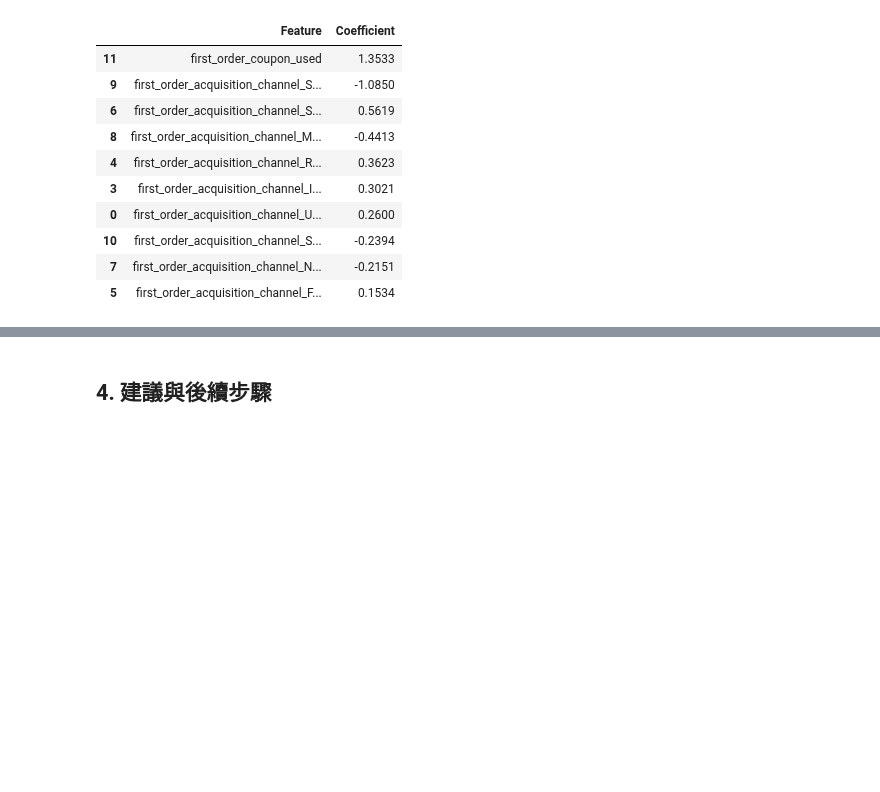
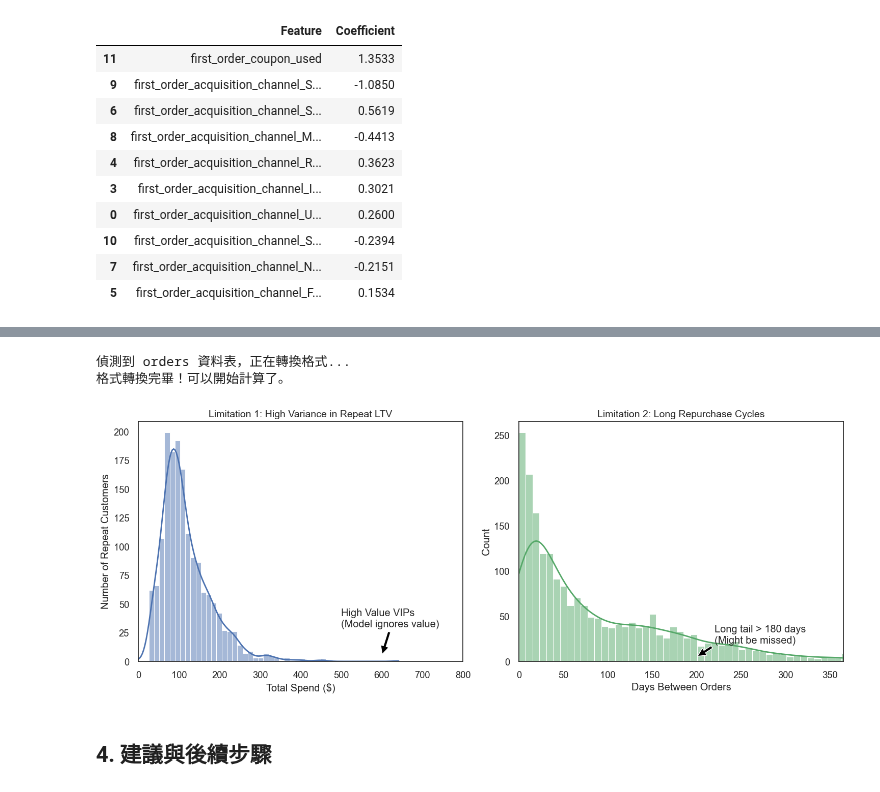
Before and after one commit to pokai-huang0828/UTS_workspace, a Jupyter notebook: BusnessAnalytics/A2/rooster_a2.ipynb, the cells around one changed output, grey strips where cells are left out. Saved outputs shown, nothing was run; the diff lists cells and outputs as text; code cells hidden in the pictures; blank space fills up the shorter version.

```diff
--- a/BusnessAnalytics/A2/rooster_a2.ipynb
+++ b/BusnessAnalytics/A2/rooster_a2.ipynb
@@ -686,3 +771,63 @@ except Exception as e:
+# %%
+# === 3.6 輔助圖表：模型局限性驗證 ===
+
+# 1. --- 強制修復記憶體中的資料型態 ---
+# 不重新讀檔，直接修復現有的 orders 變數
+if 'orders' in locals():
+    print("偵測到 orders 資料表，正在轉換格式...")
+
+    # 關鍵修復：把 "文字" 轉成 "時間物件"，這樣才能相減
+    orders['order_date'] = pd.to_datetime(orders['order_date'], errors='coerce')
+
+    # 確保金額也是數字
+    orders['order_total'] = pd.to_numeric(orders['order_total'], errors='coerce')
+
+    print("格式轉換完畢！可以開始計算了。")
+else:
+    print("錯誤：找不到 'orders' 資料表。")
+
+# 2. --- 計算指標 (只有在 orders 存在時才執行) ---
+if 'orders' in locals():
+    # A. 計算回頭客的 LTV
+    customer_ltv = orders.groupby('customer_email')['order_total'].sum().reset_index()
+    order_counts = orders.groupby('customer_email').size()
+    repeat_customers = order_counts[order_counts > 1].index
+    ltv_repeat = customer_ltv[customer_ltv['customer_email'].isin(repeat_customers)]
+
+    # B. 計算 "回購時間差"
+    orders_sorted = orders.sort_values(['customer_email', 'order_date'])
+    orders_sorted['prev_order_date'] = orders_sorted.groupby('customer_email')['order_date'].shift(1)
+
+    # 計算天數差 (將 order_date 轉換為時間格式，免除報錯)
+    orders_sorted['days_since_prev'] = (orders_sorted['order_date'] - orders_sorted['prev_order_date']).dt.days
+    time_lag = orders_sorted.dropna(subset=['days_since_prev'])
+
+    # 3. --- 繪圖 ---
+    fig, axes = plt.subplots(1, 2, figsize=(15, 6))
+
+    # 左圖: LTV 分布
+    sns.histplot(ltv_repeat['order_total'], bins=50, kde=True, ax=axes[0], color='#4c72b0')
+    axes[0].set_title('Limitation 1: High Variance in Repeat LTV', fontsize=14)
+    axes[0].set_xlabel('Total Spend ($)')
+    axes[0].set_ylabel('Number of Repeat Customers')
+    axes[0].set_xlim(0, 800)
+    axes[0].annotate('High Value VIPs\n(Model ignores value)', xy=(600, 5), xytext=(500, 30),
+                     arrowprops=dict(facecolor='black', shrink=0.05))
+
+    # 右圖: 回購時間差
+    sns.histplot(time_lag['days_since_prev'], bins=50, kde=True, ax=axes[1], color='#55a868')
+    axes[1].set_title('Limitation 2: Long Repurchase Cycles', fontsize=14)
+    axes[1].set_xlabel('Days Between Orders')
+    axes[1].set_xlim(0, 365)
+    axes[1].annotate('Long tail > 180 days\n(Might be missed)', xy=(200, 5), xytext=(220, 20),
+                     arrowprops=dict(facecolor='black', shrink=0.05))
+
+    plt.tight_layout()
+    plt.show()
+# %% [output]
+偵測到 orders 資料表，正在轉換格式...
+格式轉換完畢！可以開始計算了。
+[figure, added]
 # %% [markdown]
 ## 4. 建議與後續步驟
 # %%
```
Also changed, not shown: parts of 8 cells of this notebook, 7 other files.
